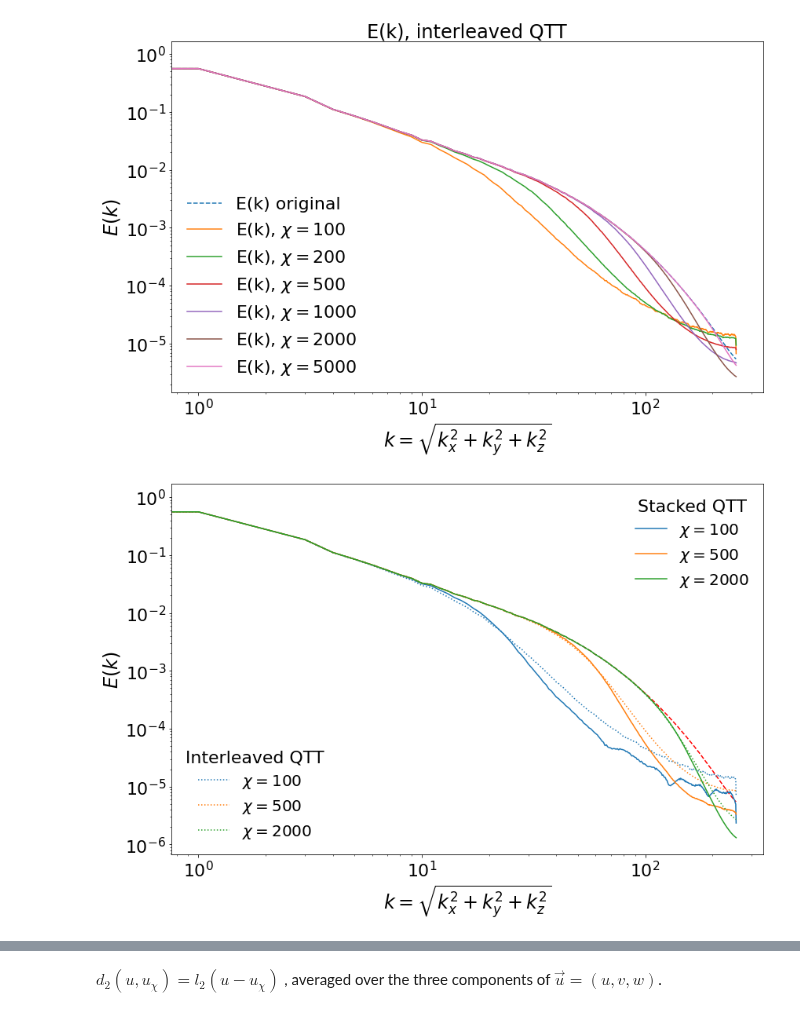
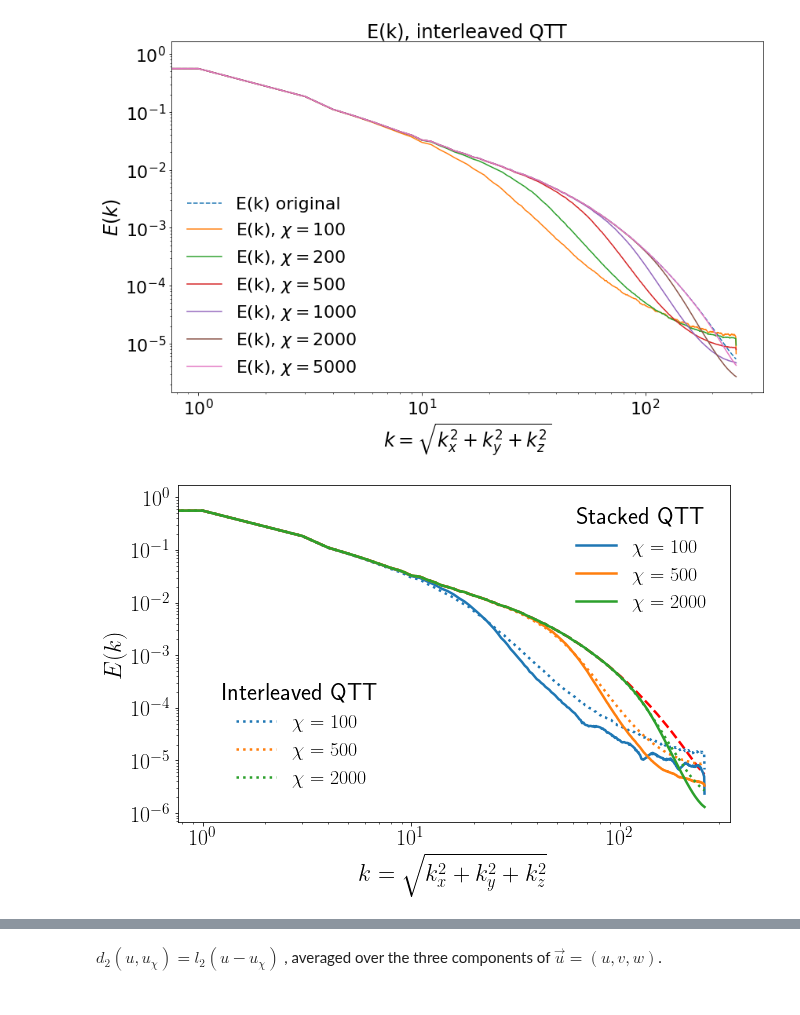
Before and after one commit to stefanopisoni/TN_Turbulence, a Jupyter notebook: Snapshots_compression/Snapshot_compression_plot.ipynb, the cells around one changed output, grey strips where cells are left out. Cells and saved outputs as stored; diff of their text form; code cells hidden in the pictures.

Commit message:
plot changes

```diff
--- a/Snapshots_compression/Snapshot_compression_plot.ipynb
+++ b/Snapshots_compression/Snapshot_compression_plot.ipynb
@@ -198,27 +198,42 @@ plt.show()
 # %%
 import numpy as np
 import matplotlib.pyplot as plt
-# plt.rcParams['font.sans-serif']='Computer Modern Sans Serif'
 
+# ——— Global style setup ———
+plt.rcParams.update({
+    "text.usetex": True,
+    "font.family": "sans-serif",
+    "font.sans-serif": ["Computer Modern Sans Serif"],
+    "text.latex.preamble": r"\renewcommand{\familydefault}{\sfdefault}",
+    "lines.linewidth": 2.5,           # thicker lines
+    "axes.labelsize": 24,
+    "axes.titlesize": 24,
+    "legend.fontsize": 20,            # default legend font size (overridden below)
+    "xtick.labelsize": 22,
+    "ytick.labelsize": 22
+})
 
-fig = plt.figure(figsize=(12, 8))
+fig = plt.figure(figsize=(9, 6))
 ax = fig.add_subplot(111)
 
 # Plot original
-ax.plot(E_k_original, label=r'E(k) original', linestyle='--', color='red')
+ax.plot(
+    E_k_original,
+    label=r'E(k) original',
+    linestyle='--',
+    color='red'
+)
 
-# Prepare containers for handles
-stacked_handles = []
-stacked_labels = []
-interleaved_handles = []
-interleaved_labels = []
+# Prepare containers for legend handles and labels
+stacked_handles, stacked_labels = [], []
+interleaved_handles, interleaved_labels = [], []
 
-# Define chis and colors (optional)
-chis = [100, 500, 2000]
-colors = ['C0', 'C1', 'C2']  # one color per chi
+# Define χ-values and colors
+chis   = [100, 500, 2000]
+colors = ['C0', 'C1', 'C2']
 
 for chi, color in zip(chis, colors):
-    # Stacked
+    # Stacked curve
     h_s, = ax.plot(
         globals()[f'E_k_sta_{chi}_tens'],
         label=rf'E(k) stacked, $\chi={chi}$',
@@ -228,7 +243,7 @@ for chi, color in zip(chis, colors):
     stacked_handles.append(h_s)
     stacked_labels.append(rf'$\chi={chi}$')
 
-    # Interleaved
+    # Interleaved curve
     h_i, = ax.plot(
         globals()[f'E_k_seq_{chi}_tens'],
         label=rf'E(k) interleaved, $\chi={chi}$',
@@ -238,45 +253,45 @@ for chi, color in zip(chis, colors):
     interleaved_handles.append(h_i)
     interleaved_labels.append(rf'$\chi={chi}$')
 
-# Log scales
+# Log–log scales
 ax.set_xscale('log')
 ax.set_yscale('log')
 
-# First legend: stacked, upper right
+# First legend: Stacked, inset from top-right
 leg1 = ax.legend(
     stacked_handles,
     stacked_labels,
     title='Stacked QTT',
     loc='upper right',
-    fontsize=20,
-    title_fontsize=22,
+    bbox_to_anchor=(0.99, 0.99),   # 5% inward from the corner
+    # fontsize=22,                   # legend entry font size
+    title_fontsize=24,             # legend title font size
     frameon=False
 )
-
 ax.add_artist(leg1)
 
-# Second legend: interleaved, lower left
+# Second legend: Interleaved, inset from bottom-left
 ax.legend(
     interleaved_handles,
     interleaved_labels,
     title='Interleaved QTT',
     loc='lower left',
-    fontsize=20,
-    title_fontsize=22,
+    bbox_to_anchor=(0.05, 0.05),   # 5% inward from the corner
+    # fontsize=22,
+    title_fontsize=24,
     frameon=False
 )
 
-# Labels & title
-ax.set_xlabel(r'$k = \sqrt{k_x^2 + k_y^2 + k_z^2}$', fontsize=24)
-ax.set_ylabel(r'$E(k)$', fontsize=24)
-# ax.set_title(r'E(k), Stacked vs Interleaved QTT', fontsize=24)
+# Axis labels
+ax.set_xlabel(r'$k = \sqrt{k_x^2 + k_y^2 + k_z^2}$')
+ax.set_ylabel(r'$E(k)$')
 
 # Ticks
-ax.tick_params(axis='both', which='major', labelsize=22)
-ax.tick_params(axis='both', which='minor', labelsize=12)
+# ax.tick_params(axis='both', which='major', labelsize=22)
+# ax.tick_params(axis='both', which='minor', labelsize=12)
 
 plt.tight_layout()
 plt.savefig("Plots/Sta_VS_Inter_Ek_snap.pdf", format="pdf")
 plt.show()
 # %% [output]
-[figure, old version]
+[figure, new version]
```
Also changed, not shown: parts of 7 cells of this notebook, 8 other files.
